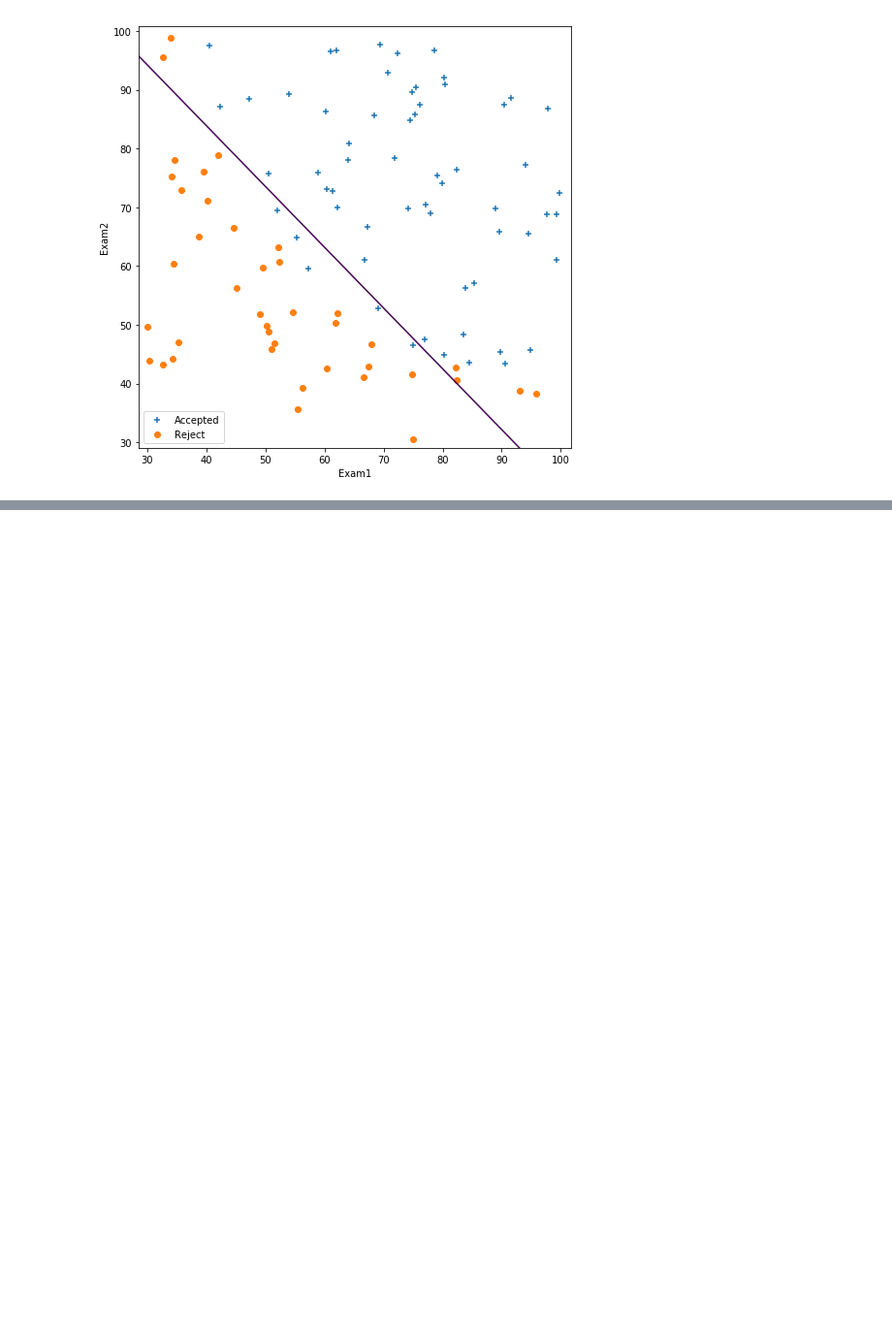
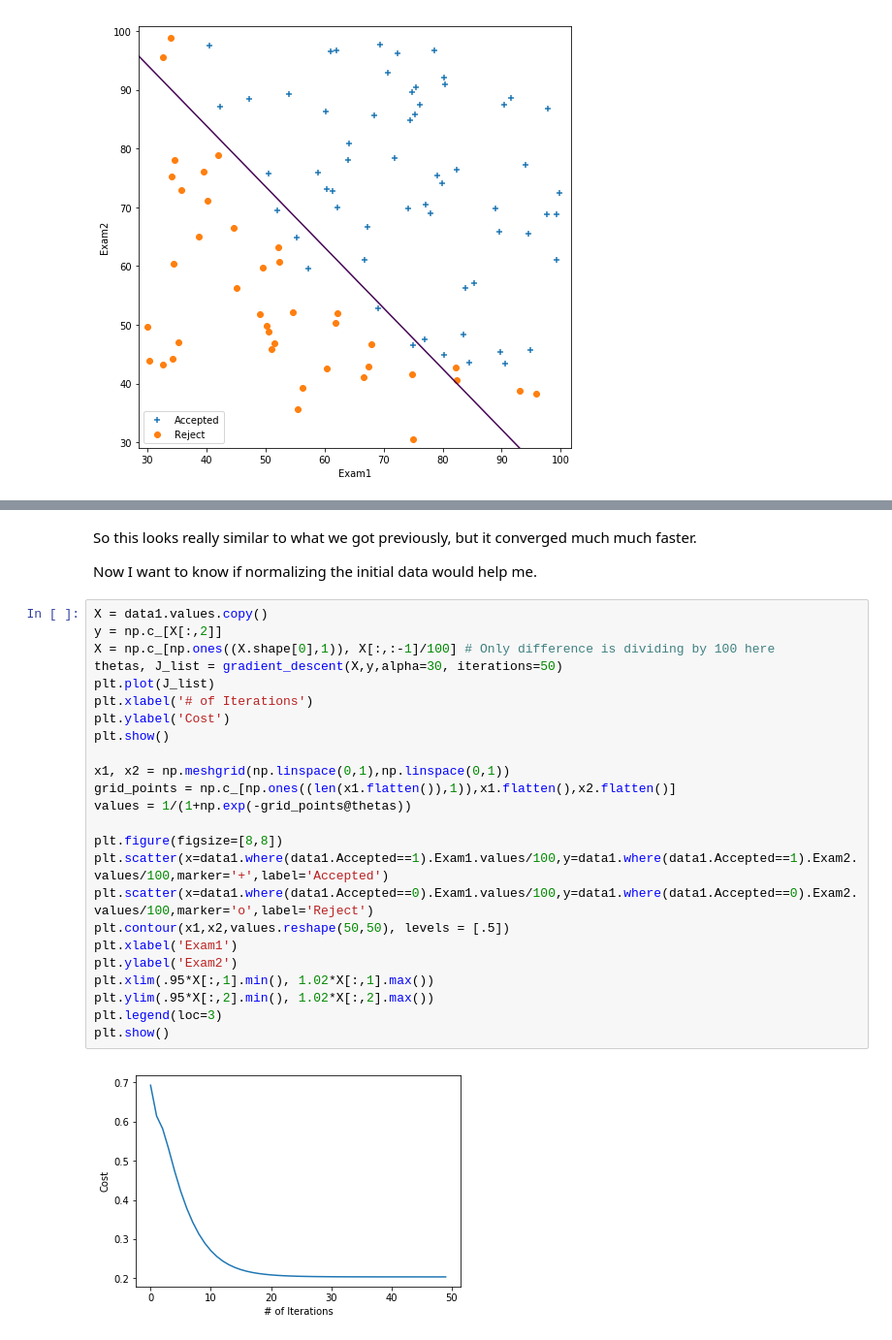
Before and after one commit to jbf81tb/Machine_learning_projects, a Jupyter notebook: Coursera_machine_learning/Exercise_2.ipynb, the cells around one changed output, grey strips where cells are left out. Shown at 97% size. Cells and saved outputs as stored; diff of their text form; blank space fills up the shorter version.

```diff
--- a/Coursera_machine_learning/Exercise_2.ipynb
+++ b/Coursera_machine_learning/Exercise_2.ipynb
@@ -80,0 +110,30 @@ plt.show()
+# %% [markdown]
+So this looks really similar to what we got previously, but it converged much much faster.
+
+Now I want to know if normalizing the initial data would help me.
+# %%
+X = data1.values.copy()
+y = np.c_[X[:,2]]
+X = np.c_[np.ones((X.shape[0],1)), X[:,:-1]/100] # Only difference is dividing by 100 here
+thetas, J_list = gradient_descent(X,y,alpha=30, iterations=50)
+plt.plot(J_list)
+plt.xlabel('# of Iterations')
+plt.ylabel('Cost')
+plt.show()
+
+x1, x2 = np.meshgrid(np.linspace(0,1),np.linspace(0,1))
+grid_points = np.c_[np.ones((len(x1.flatten()),1)),x1.flatten(),x2.flatten()]
+values = 1/(1+np.exp(-grid_points@thetas))
+
+plt.figure(figsize=[8,8])
+plt.scatter(x=data1.where(data1.Accepted==1).Exam1.values/100,y=data1.where(data1.Accepted==1).Exam2.values/100,marker='+',label='Accepted')
+plt.scatter(x=data1.where(data1.Accepted==0).Exam1.values/100,y=data1.where(data1.Accepted==0).Exam2.values/100,marker='o',label='Reject')
+plt.contour(x1,x2,values.reshape(50,50), levels = [.5])
+plt.xlabel('Exam1')
+plt.ylabel('Exam2')
+plt.xlim(.95*X[:,1].min(), 1.02*X[:,1].max())
+plt.ylim(.95*X[:,2].min(), 1.02*X[:,2].max())
+plt.legend(loc=3)
+plt.show()
+# %% [output]
+[figure, added]
```
Also changed, not shown: parts of 21 cells of this notebook.
